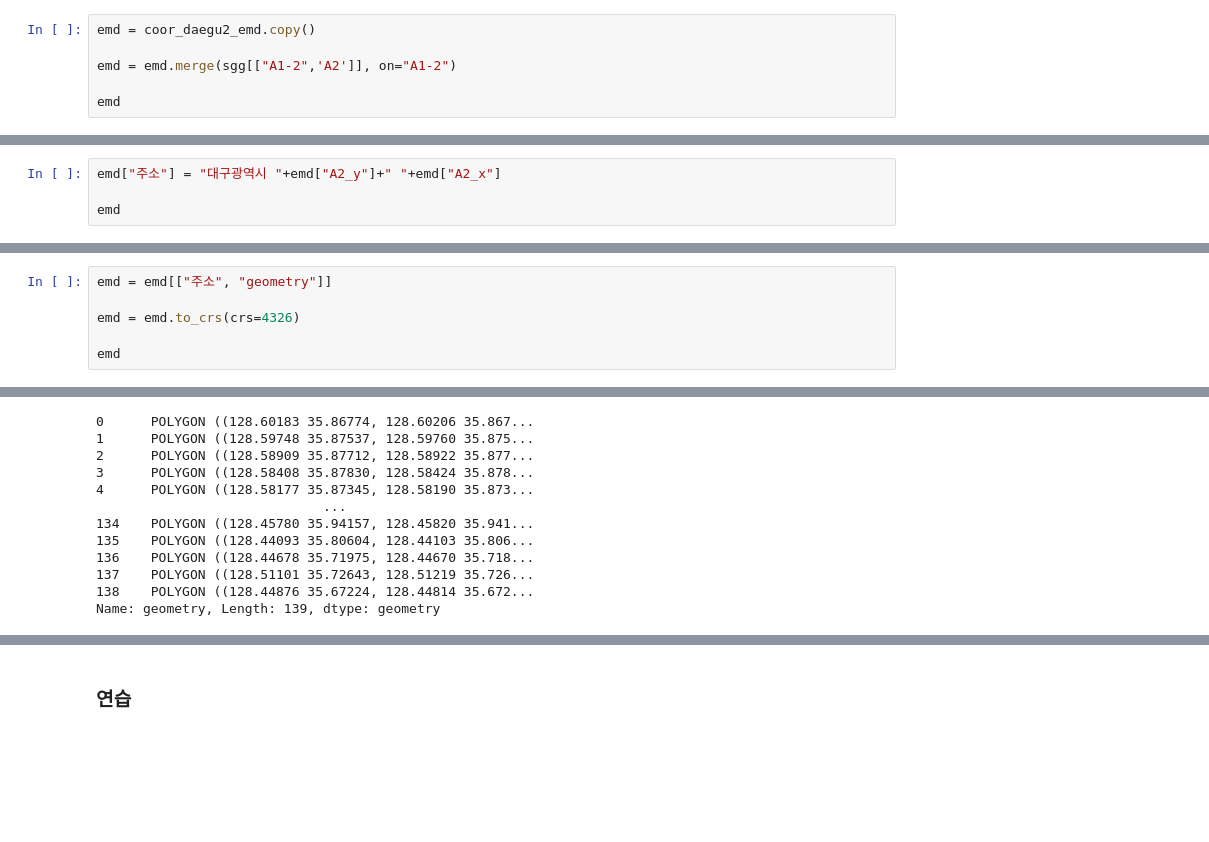
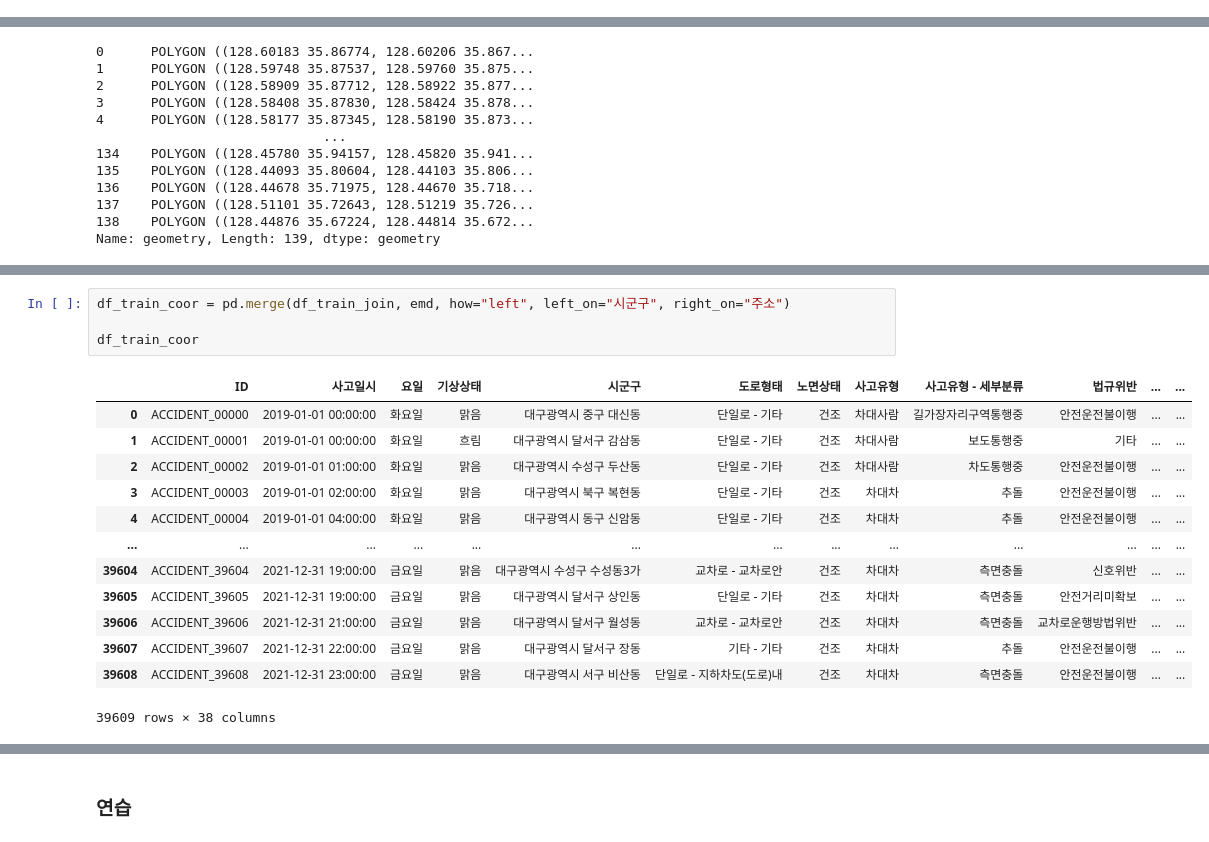
Before and after one commit to nyeokinyeoki/dacon_accident, a Jupyter notebook: accident.ipynb, the cells around one changed output, grey strips where cells are left out. Cells and saved outputs as stored; diff of their text form; blank space fills up the shorter version.

```diff
--- a/accident.ipynb
+++ b/accident.ipynb
@@ -1662,6 +1583,0 @@ sgg
-# %%
-emd = coor_daegu2_emd.copy()
-
-emd = emd.merge(sgg[["A1-2",'A2']], on="A1-2")
-
-emd
@@ -1682,4 +1583,0 @@ emd
-# %%
-emd["주소"] = "대구광역시 "+emd["A2_y"]+" "+emd["A2_x"]
-
-emd
@@ -1700,6 +1583,0 @@ emd
-# %%
-emd = emd[["주소", "geometry"]]
-
-emd = emd.to_crs(crs=4326)
-
-emd
@@ -1810,0 +1744,18 @@ df_train_join[df_train_join["시군구"].str.contains("가")]
+# %%
+df_train_coor = pd.merge(df_train_join, emd, how="left", left_on="시군구", right_on="주소")
+
+df_train_coor
+# %% [output]
+|  | ID | 사고일시 | 요일 | 기상상태 | 시군구 | 도로형태 | 노면상태 | 사고유형 | 사고유형 - 세부분류 | 법규위반 | ... | ... |
+| 0 | ACCIDENT_00000 | 2019-01-01 00:00:00 | 화요일 | 맑음 | 대구광역시 중구 대신동 | 단일로 - 기타 | 건조 | 차대사람 | 길가장자리구역통행중 | 안전운전불이행 | ... | ... |
+| 1 | ACCIDENT_00001 | 2019-01-01 00:00:00 | 화요일 | 흐림 | 대구광역시 달서구 감삼동 | 단일로 - 기타 | 건조 | 차대사람 | 보도통행중 | 기타 | ... | ... |
+| 2 | ACCIDENT_00002 | 2019-01-01 01:00:00 | 화요일 | 맑음 | 대구광역시 수성구 두산동 | 단일로 - 기타 | 건조 | 차대사람 | 차도통행중 | 안전운전불이행 | ... | ... |
+| 3 | ACCIDENT_00003 | 2019-01-01 02:00:00 | 화요일 | 맑음 | 대구광역시 북구 복현동 | 단일로 - 기타 | 건조 | 차대차 | 추돌 | 안전운전불이행 | ... | ... |
+| 4 | ACCIDENT_00004 | 2019-01-01 04:00:00 | 화요일 | 맑음 | 대구광역시 동구 신암동 | 단일로 - 기타 | 건조 | 차대차 | 추돌 | 안전운전불이행 | ... | ... |
+| ... | ... | ... | ... | ... | ... | ... | ... | ... | ... | ... | ... | ... |
+| 39604 | ACCIDENT_39604 | 2021-12-31 19:00:00 | 금요일 | 맑음 | 대구광역시 수성구 수성동3가 | 교차로 - 교차로안 | 건조 | 차대차 | 측면충돌 | 신호위반 | ... | ... |
+| 39605 | ACCIDENT_39605 | 2021-12-31 19:00:00 | 금요일 | 맑음 | 대구광역시 달서구 상인동 | 단일로 - 기타 | 건조 | 차대차 | 측면충돌 | 안전거리미확보 | ... | ... |
+| 39606 | ACCIDENT_39606 | 2021-12-31 21:00:00 | 금요일 | 맑음 | 대구광역시 달서구 월성동 | 교차로 - 교차로안 | 건조 | 차대차 | 측면충돌 | 교차로운행방법위반 | ... | ... |
+| 39607 | ACCIDENT_39607 | 2021-12-31 22:00:00 | 금요일 | 맑음 | 대구광역시 달서구 장동 | 기타 - 기타 | 건조 | 차대차 | 추돌 | 안전운전불이행 | ... | ... |
+| 39608 | ACCIDENT_39608 | 2021-12-31 23:00:00 | 금요일 | 맑음 | 대구광역시 서구 비산동 | 단일로 - 지하차도(도로)내 | 건조 | 차대차 | 측면충돌 | 안전운전불이행 | ... | ... |
+39609 rows × 38 columns
```
Also changed, not shown: parts of 28 cells of this notebook.
